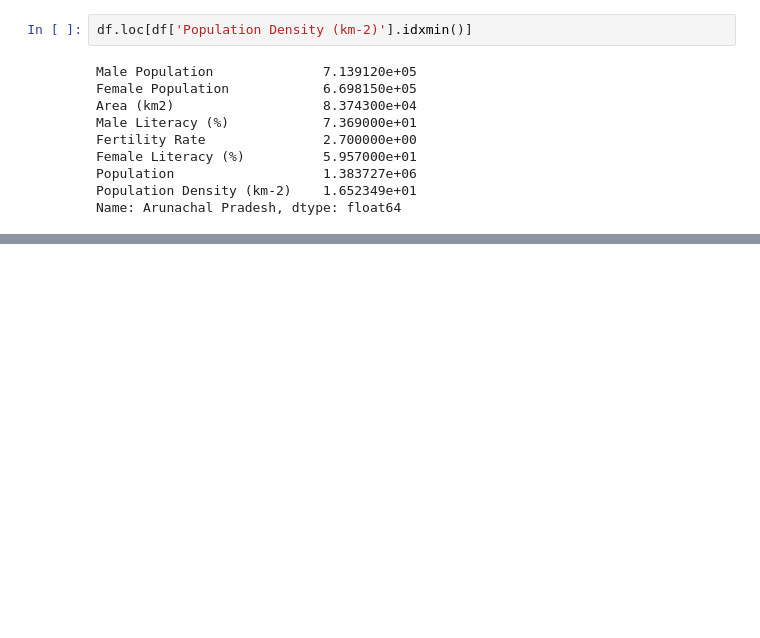
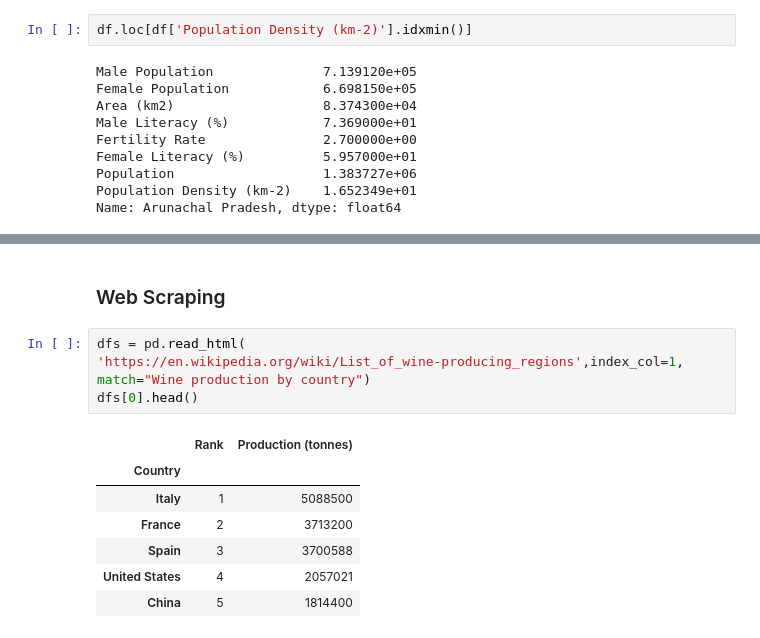
Before and after one commit to rabobahago/python_projects, a Jupyter notebook: scientific_programming_with_python/pandas/sorting_arithmetic_statistics.ipynb, the cells around one changed output, grey strips where cells are left out. Drawn from its saved outputs; the diff is of its cells as text; blank space fills up the shorter version.

```diff
--- a/scientific_programming_with_python/pandas/sorting_arithmetic_statistics.ipynb
+++ b/scientific_programming_with_python/pandas/sorting_arithmetic_statistics.ipynb
@@ -89,0 +158,14 @@ Name: Arunachal Pradesh, dtype: float64
+# %% [markdown]
+### Web Scraping
+# %%
+dfs = pd.read_html(
+'https://en.wikipedia.org/wiki/List_of_wine-producing_regions',index_col=1, match="Wine production by country")
+dfs[0].head()
+# %% [output]
+|  | Rank | Production (tonnes) |
+| Country |  |  |
+| Italy | 1 | 5088500 |
+| France | 2 | 3713200 |
+| Spain | 3 | 3700588 |
+| United States | 4 | 2057021 |
+| China | 5 | 1814400 |
```
Also changed, not shown: parts of 7 cells of this notebook, 5 other files.
